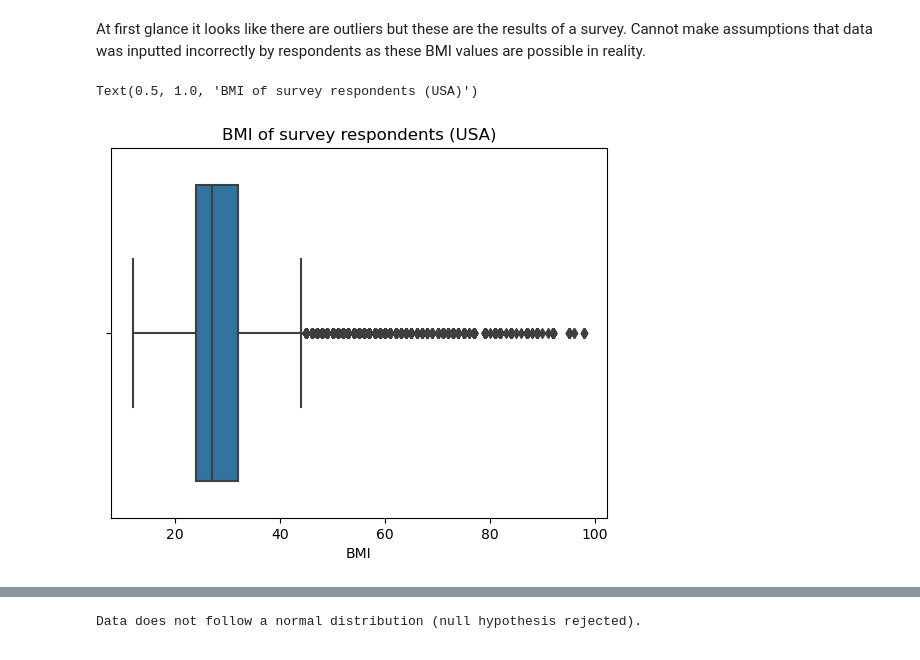
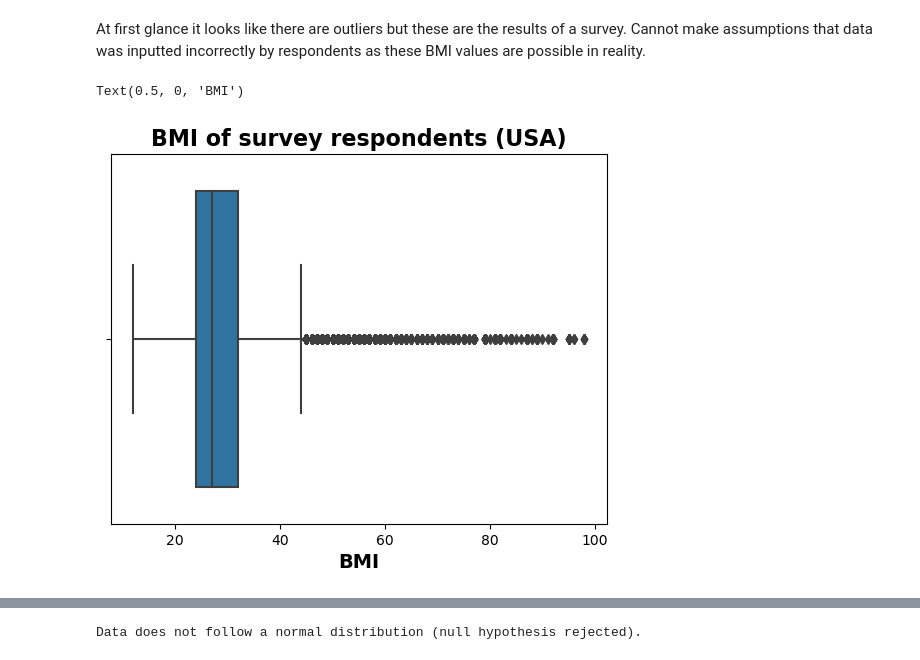
Before and after one commit to Adenrele/Diabetes-T2-Classification, a Jupyter notebook: diabetes.ipynb, the cells around one changed output, grey strips where cells are left out. Saved outputs shown, nothing was run; the diff lists cells and outputs as text; code cells hidden in the pictures.

```diff
--- a/diabetes.ipynb
+++ b/diabetes.ipynb
@@ -251,7 +253,8 @@ biseral_results
 At first glance it looks like there are outliers but these are the results of a survey. Cannot make assumptions that data was inputted incorrectly by respondents as these BMI values are possible in reality.
 # %%
 sns.boxplot(data = train, x = "BMI")
-plt.title("BMI of survey respondents (USA)")
+plt.title("BMI of survey respondents (USA)", fontsize= 16, fontweight='bold')
+plt.xlabel(xlabel="BMI", fontsize= 14, fontweight='bold')
 # %% [output]
-Text(0.5, 1.0, 'BMI of survey respondents (USA)')
+Text(0.5, 0, 'BMI')
-[figure, old version]
+[figure, new version]
```
Also changed, not shown: parts of 11 cells of this notebook.
